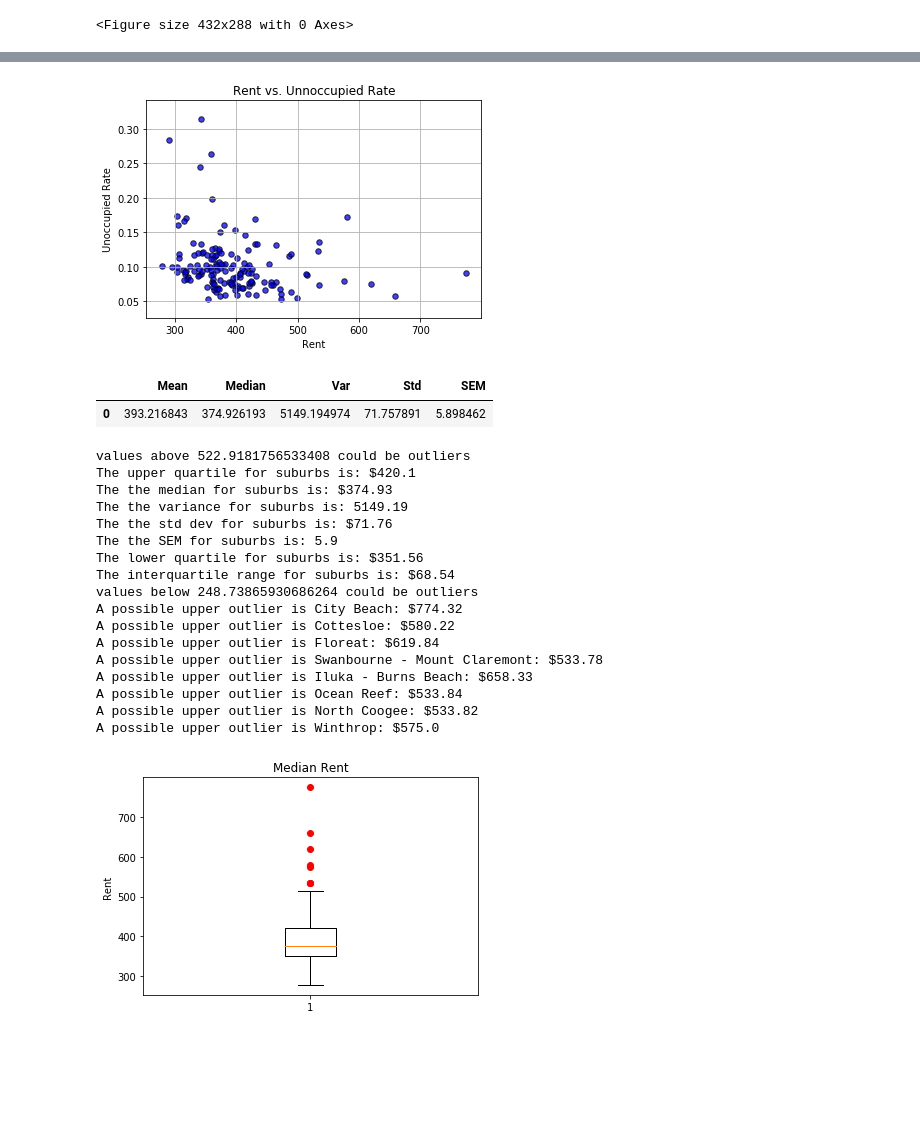
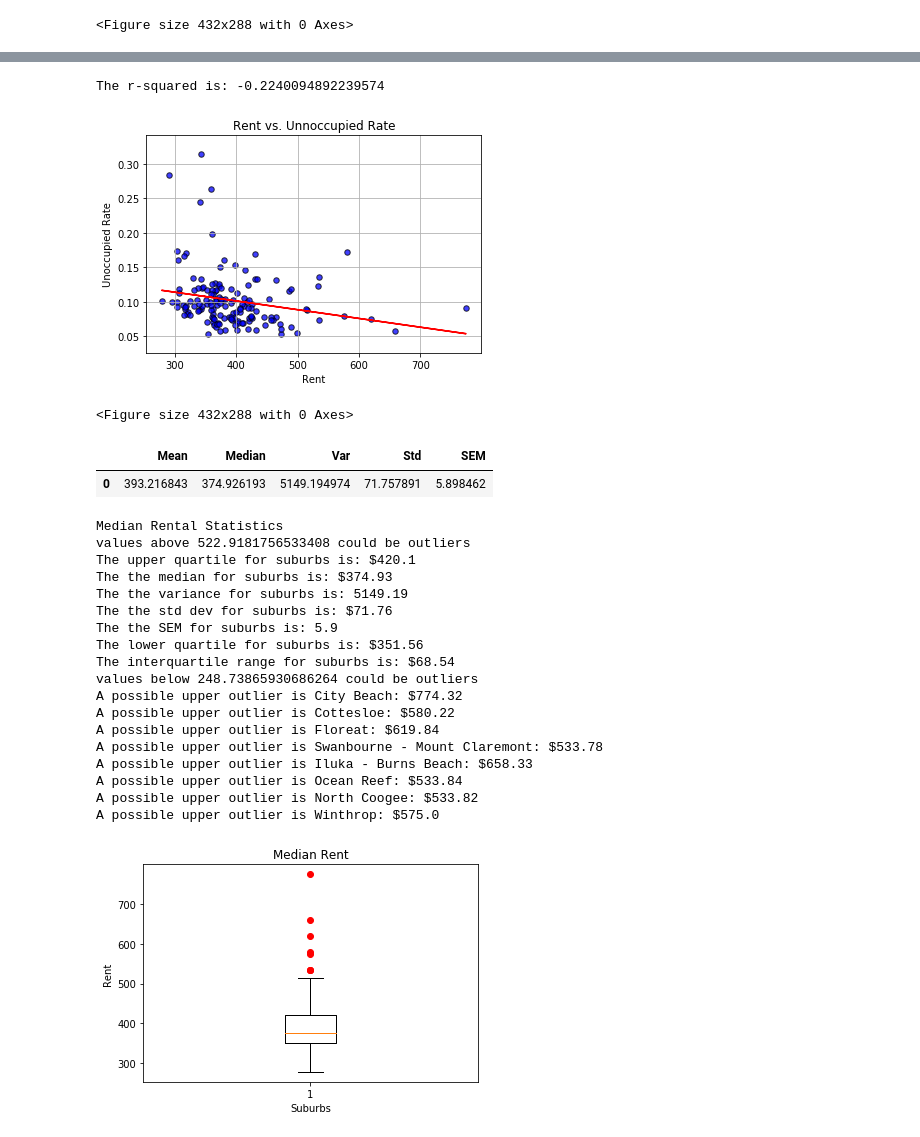
Before and after one commit to jiroken25/project-property, a Jupyter notebook: ProjectCombined.ipynb, the cells around one changed output, grey strips where cells are left out. Cells and saved outputs as stored; diff of their text form; code cells hidden in the pictures; blank space fills up the shorter version.

```diff
--- a/ProjectCombined.ipynb
+++ b/ProjectCombined.ipynb
@@ -235,10 +251,22 @@ plt.title(f"Rent vs. Unnoccupied Rate")
 plt.xlabel('Rent')
 plt.ylabel('Unoccupied Rate')
 
+(slope, intercept, rvalue, pvalue, stderr) = st.linregress(aff_df['median_rent'], aff_df['unoccupied_rate'])
+regress_values = aff_df['median_rent'] * slope + intercept
+line_eq = "y = " + str(round(slope,4)) + "x + " + str(round(intercept,4))
+
+plt.plot(aff_df['median_rent'],regress_values,"r-")
+print(f"The r-squared is: {rvalue}")
+
+plt.show()
+
+
 plt.savefig("Rent vs. Unoccupied Rate.png")
 plt.show()
 # %% [output]
+The r-squared is: -0.2240094892239574
-[figure, old version]
+[figure, new version]
+<Figure size 432x288 with 0 Axes>
 # %%
 
 medrentmean = aff_df["median_rent"].mean()
@@ -273,7 +301,7 @@ medrentstd = aff_df["median_rent"].std()
 medrentsem = aff_df["median_rent"].sem()
 
 
-
+print(f"Median Rental Statistics")
 print(f"values above {upper_bound} could be outliers")
 print(f"The upper quartile for suburbs is: ${round(upperq, 2)}")
 print(f"The the median for suburbs is: ${round(meanq, 2)} ")
@@ -294,6 +322,7 @@ for i, row in df_rent.iterrows():
 
 # print("")
 # %% [output]
+Median Rental Statistics
 values above 522.9181756533408 could be outliers
 The upper quartile for suburbs is: $420.1
 The the median for suburbs is: $374.93
@@ -314,13 +343,13 @@ A possible upper outlier is Winthrop: $575.0
 # %%
 
 fig, ax = plt.subplots()
 ax.boxplot(df_rent["median_rent"], sym="ro")
 # ax.set_xticklabels("Suburbs")
 ax.set_title("Median Rent")
 # ax.set_ylim([0,80])
 ax.set_ylabel("Rent")
-
+ax.set_xlabel("Suburbs")
 plt.savefig("Rent Box Plot.png")
 plt.show()
 # %% [output]
-[figure, old version]
+[figure, new version]
```
Also changed, not shown: parts of 5 cells of this notebook, 5 other files.
